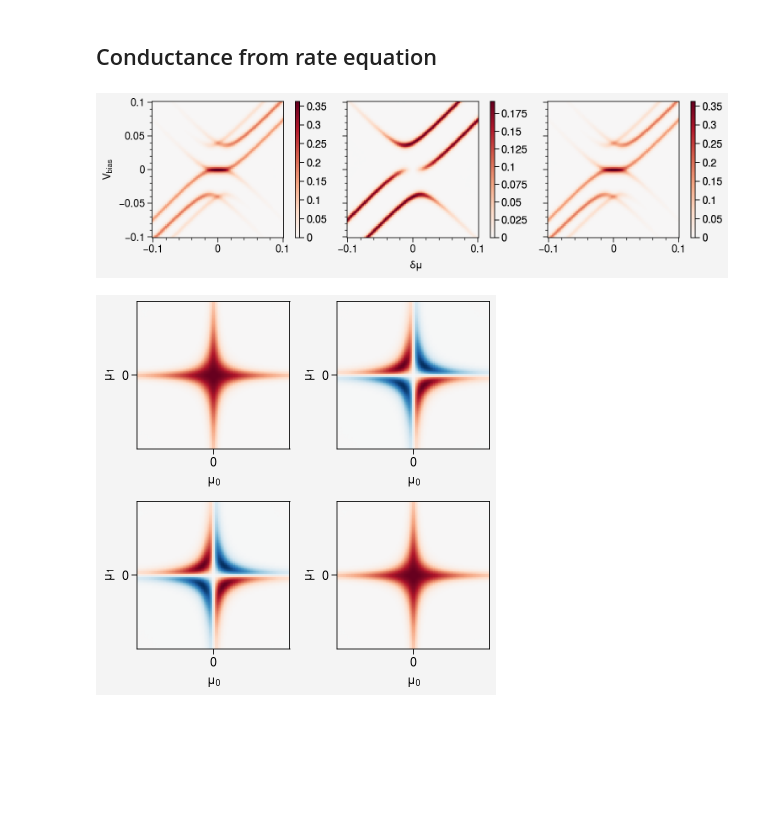
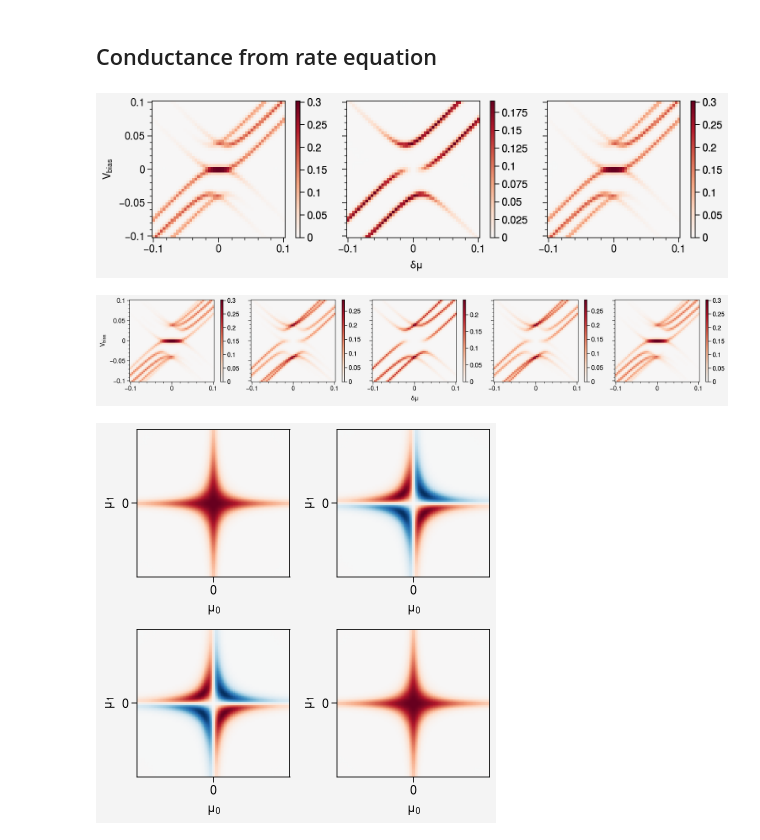
Before and after one commit to SebasRoelofs/KitaevTool, a Jupyter notebook: Introduction.ipynb, the cells around one changed output. Cells and saved outputs as stored; diff of their text form; code cells hidden in the pictures; blank space fills up the shorter version.

```diff
--- a/Introduction.ipynb
+++ b/Introduction.ipynb
@@ -321,28 +321,53 @@ for i in range(N):
 # %%
 N = 3
 H_params = {
     'd_dd': [20e-3]*(N-1),'d_uu': [20e-3]*(N-1),'d_ud': [0]*(N-1),'d_du': [0]*(N-1),
     't_dd': [20e-3]*(N-1),'t_uu': [20e-3]*(N-1),'t_ud': [0]*(N-1),'t_du': [0]*(N-1),
     'mu': [0]*N,'Ez': [0]*N,'U': [0]*N,
 }
 
 lead_params = {
     'gammas': [0.001]*N,
     'kBT':0.002,
     'dV':0.001
 }
 
 chain = kt.make_kitaev_chain(N, H_params, Ez_inf = True, U_inf=True, make_arrays=True, sparse_function=hamiltonian_matvec) # shortcut for the Kitaev chain construction
 
 vary_params = [f'mu_d_{i}' for i in range(N)] + [f'mu_u_{i}' for i in range(N)]
 param_range = np.linspace(-100e-3,100e-3,100)
 bias_range = np.linspace(-100e-3,100e-3,100)
 
 ## When getting conductance, can truncate the number of eigenvectors to pass to the rate equation (given by n_values)
-Gs_dataset = kt.conductance_spectrum(chain, vary_params, param_range,bias_range, sites = [i for i in range(N)], lead_params =  lead_params, plot=True, method='sparse', n_values = 20)
+Gs_dataset = kt.conductance_spectrum(chain, vary_params, param_range,bias_range, sites = [i for i in range(N)], lead_params =  lead_params, plot=True, method='linalg', n_values = 50)
 #Gs_dataset = kt.conductance_spectrum(chain, vary_params, param_range,bias_range, sites = [0,2], lead_params =  lead_params, plot=True, method='sparse', n_values = 20)
 # %% [output]
-[figure, old version]
+[figure, new version]
+# %%
+N = 5
+H_params = {
+    'd_dd': [20e-3]*(N-1),'d_uu': [20e-3]*(N-1),'d_ud': [0]*(N-1),'d_du': [0]*(N-1),
+    't_dd': [20e-3]*(N-1),'t_uu': [20e-3]*(N-1),'t_ud': [0]*(N-1),'t_du': [0]*(N-1),
+    'mu': [0]*N,'Ez': [0]*N,'U': [0]*N,
+}
+
+lead_params = {
+    'gammas': [0.001]*N,
+    'kBT':0.002,
+    'dV':0.001
+}
+
+chain = kt.make_kitaev_chain(N, H_params, Ez_inf = True, U_inf=True, make_arrays=True, sparse_function=hamiltonian_matvec) # shortcut for the Kitaev chain construction
+
+vary_params = [f'mu_d_{i}' for i in range(N)] + [f'mu_u_{i}' for i in range(N)]
+param_range = np.linspace(-100e-3,100e-3,50)
+bias_range = np.linspace(-100e-3,100e-3,50)
+
+## When getting conductance, can truncate the number of eigenvectors to pass to the rate equation (given by n_values)
+Gs_dataset = kt.conductance_spectrum(chain, vary_params, param_range,bias_range, sites = [i for i in range(N)], lead_params =  lead_params, plot=True, method='linalg', n_values = 50)
+#Gs_dataset = kt.conductance_spectrum(chain, vary_params, param_range,bias_range, sites = [0,2], lead_params =  lead_params, plot=True, method='sparse', n_values = 20)
+# %% [output]
+[figure, added]
 # %%
 fig,axs = pplt.subplots([[1,2],[3,4]],figwidth = 4,figheight=4, sharex=False,sharey=False)
 fig.format(xlabel = '$\mu_0$', ylabel = '$\mu_1$', xlocator=100,xminorlocator=50,ylocator=100,yminorlocator=50)
```
Also changed, not shown: 1 other file.
